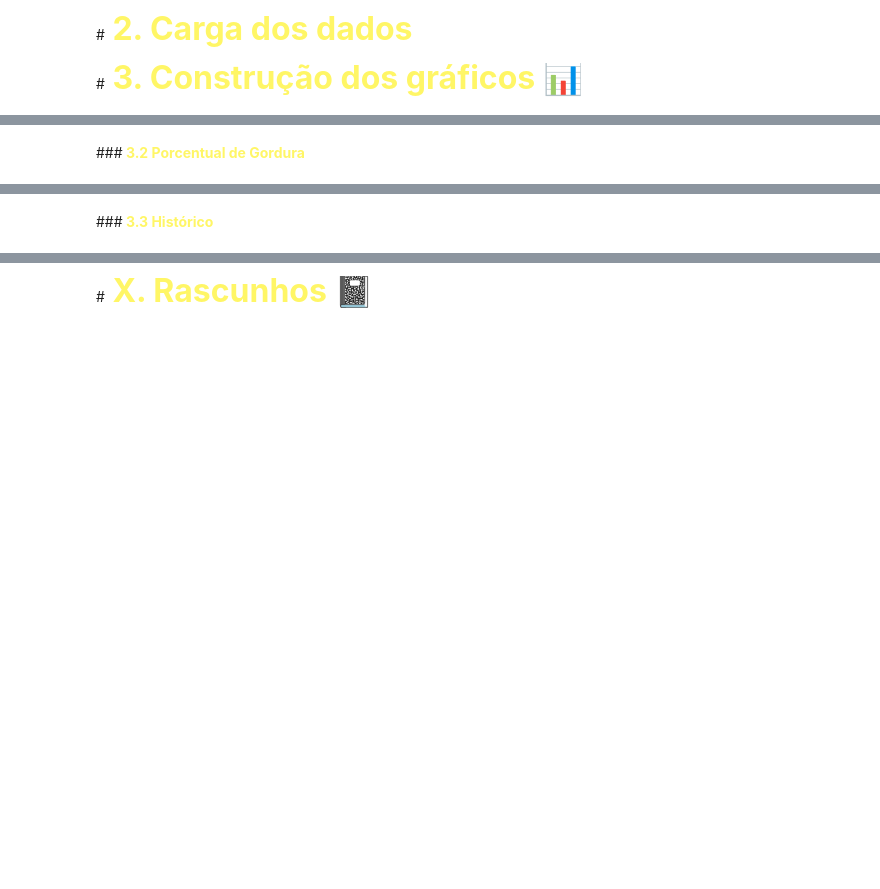
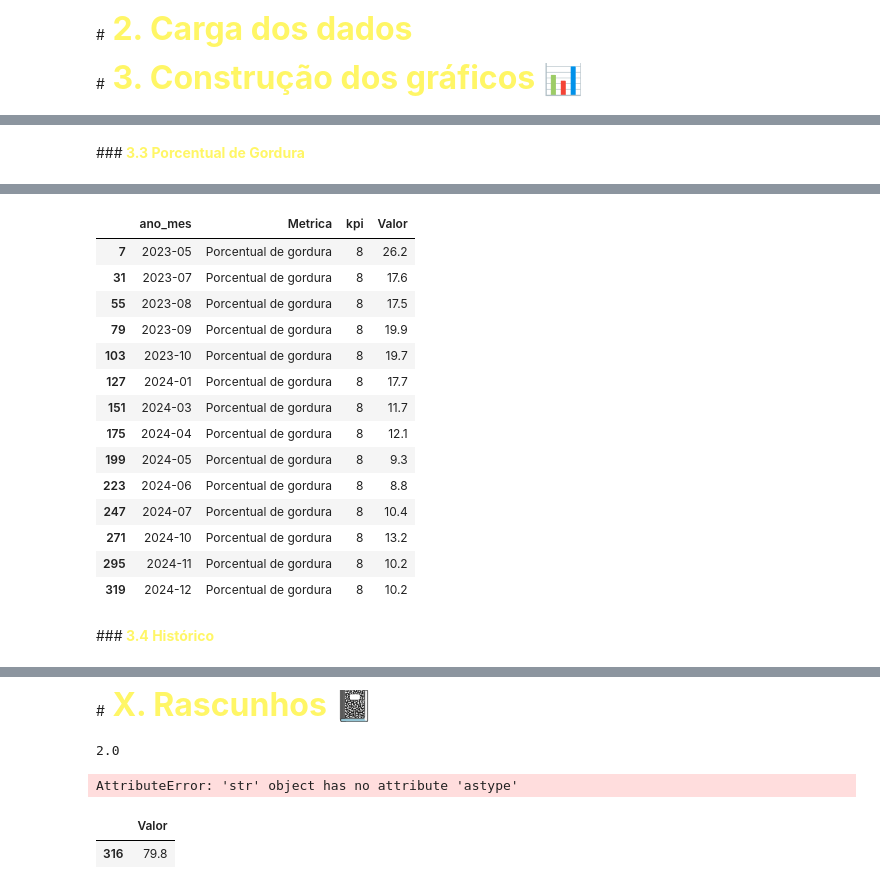
Before and after one commit to gabrielmprata/inbody_bio, a Jupyter notebook: evol_medidas.ipynb, the cells around one changed output, grey strips where cells are left out. Cells and saved outputs as stored; diff of their text form; code cells hidden in the pictures; blank space fills up the shorter version.

```diff
--- a/evol_medidas.ipynb
+++ b/evol_medidas.ipynb
@@ -86,7 +164,7 @@ fig.show()
 # %% [output]
 [interactive output not drawn]
 # %% [markdown]
-###**<font color=#fff666> 3.2 Porcentual de Gordura**
+###**<font color=#fff666> 3.3 Porcentual de Gordura**
 # %%
 df_inbody_pgc = (df_inbody_full[['ano_mes', 'Metrica', 'kpi', 'Valor']]).query('kpi == 8')
 # %%
@@ -105,8 +185,26 @@ fig.update_traces(line_width=2,textposition='top center')
 fig.show()
 # %% [output]
 [interactive output not drawn]
+# %%
+df_inbody_pgc
+# %% [output]
+|  | ano_mes | Metrica | kpi | Valor |
+| 7 | 2023-05 | Porcentual de gordura | 8 | 26.2 |
+| 31 | 2023-07 | Porcentual de gordura | 8 | 17.6 |
+| 55 | 2023-08 | Porcentual de gordura | 8 | 17.5 |
+| 79 | 2023-09 | Porcentual de gordura | 8 | 19.9 |
+| 103 | 2023-10 | Porcentual de gordura | 8 | 19.7 |
+| 127 | 2024-01 | Porcentual de gordura | 8 | 17.7 |
+| 151 | 2024-03 | Porcentual de gordura | 8 | 11.7 |
+| 175 | 2024-04 | Porcentual de gordura | 8 | 12.1 |
+| 199 | 2024-05 | Porcentual de gordura | 8 | 9.3 |
+| 223 | 2024-06 | Porcentual de gordura | 8 | 8.8 |
+| 247 | 2024-07 | Porcentual de gordura | 8 | 10.4 |
+| 271 | 2024-10 | Porcentual de gordura | 8 | 13.2 |
+| 295 | 2024-11 | Porcentual de gordura | 8 | 10.2 |
+| 319 | 2024-12 | Porcentual de gordura | 8 | 10.2 |
 # %% [markdown]
-###**<font color=#fff666> 3.3 Histórico**
+###**<font color=#fff666> 3.4 Histórico**
 # %%
 fig = px.line(df_inbody_resumo, x='ano_mes', y='Valor', color='Metrica',
               markers=True, text='Valor',
@@ -210,3 +314,37 @@ fig.show()
+# %%
+maxi = '2024-12'
+mes_ant = '2024-11'
+
+# Peso 5
+# Massa de gordura 4
+# Massa Muscular Esquelética 6
+# Porcentual de gordura 8
+
+# Peso
+peso = (df_inbody_full[['Valor']]
+             [(df_inbody_full['ano_mes'] == maxi) & (df_inbody_full['kpi'] == 5)]
+             )
+
+peso_ant = (df_inbody_full[['Valor']]
+             [(df_inbody_full['ano_mes'] == mes_ant) & (df_inbody_full['kpi'] == 5)]
+             )
+
+var_peso = (peso.Valor.values[0] - peso_ant.Valor.values[0]).round(2)
+var_peso
+# %% [output]
+2.0
+# %%
+maxi.astype()
+# %% [output]
+AttributeError: 'str' object has no attribute 'astype'
+# %%
+var_peso = (df_inbody_full[['Valor']]
+             [(df_inbody_full['ano_mes'] == maxi) & (df_inbody_full['kpi'] == 5)]
+             )
+var_peso
+# %% [output]
+|  | Valor |
+| 316 | 79.8 |
 # %%
 fig1 = px.line(df_inbody_full_gr, x='ano_mes', y='Valor', color='Metrica',
               markers=True, text='Valor',
```
Also changed, not shown: parts of 7 cells of this notebook.
